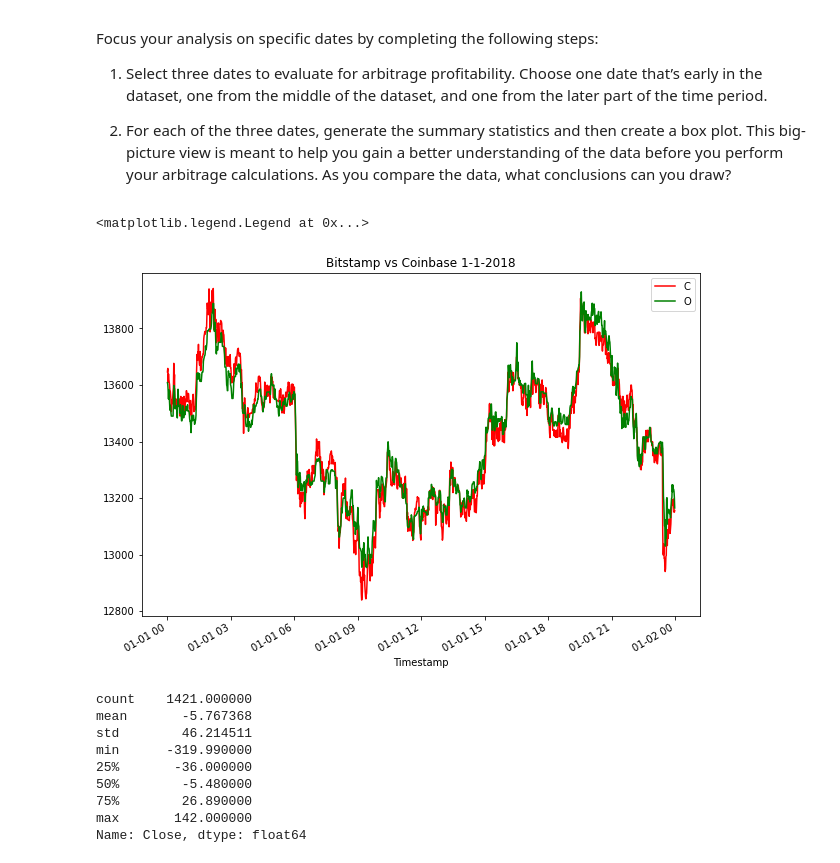
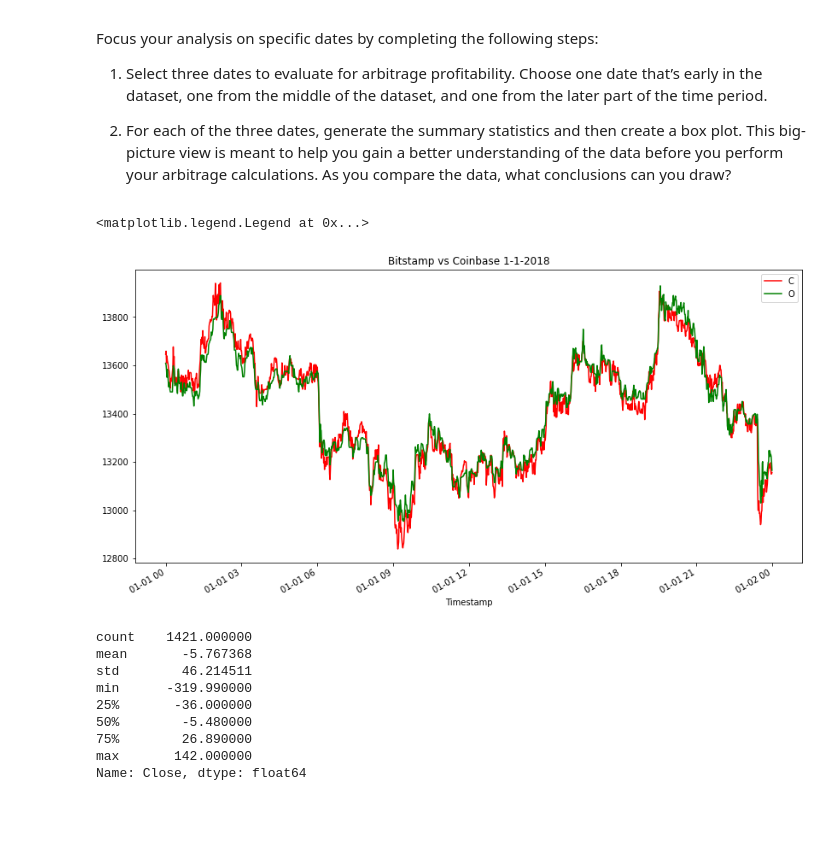
Before and after one commit to jblidell/Challenge_3, a Jupyter notebook: Starter_Code/crypto_arbitrage.ipynb, the cells around one changed output. Drawn from its saved outputs; the diff is of its cells as text; code cells hidden in the pictures; blank space fills up the shorter version.

```diff
--- a/Starter_Code/crypto_arbitrage.ipynb
+++ b/Starter_Code/crypto_arbitrage.ipynb
@@ -362,15 +362,15 @@ Focus your analysis on specific dates by completing the following steps:
 # %%
 # Create an overlay plot that visualizes the two dataframes over a period of one day early in the dataset.
 # Be sure that the plots include the parameters `legend`, `figsize`, `title`, `color` and `label`
 bitstamp_sliced_day = bitstamp_sliced.loc['2018-1-1']
 coinbase_sliced_day = coinbase_sliced.loc['2018-1-1']
-bmd = bitstamp_sliced_day.plot(figsize=(10,7), color="red", title=("Bitstamp vs Coinbase 1-1-2018"))
-cmd = coinbase_sliced_day.plot(figsize=(10,7), color="green")
+bmd = bitstamp_sliced_day.plot(figsize=(14,7), color="red", title=("Bitstamp vs Coinbase 1-1-2018"))
+cmd = coinbase_sliced_day.plot(figsize=(14,7), color="green")
 bmd.legend("BITSTAMP")
 cmd.legend("COINBASE")
 # %% [output]
 <matplotlib.legend.Legend at 0x...>
-[figure, old version]
+[figure, new version]
 # %%
 # Using the early date that you have selected, calculate the arbitrage spread
 # by subtracting the bitstamp lower closing prices from the coinbase higher closing prices
```
Also changed, not shown: parts of 29 cells of this notebook.
